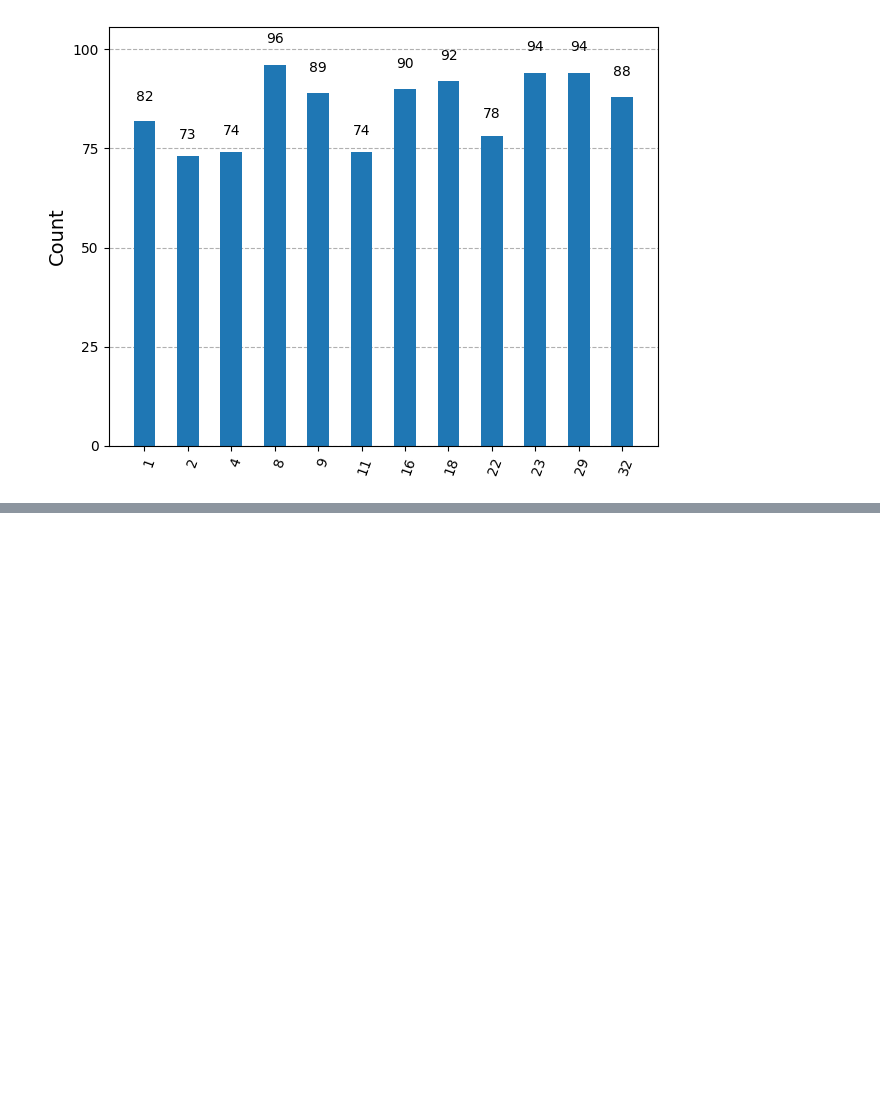
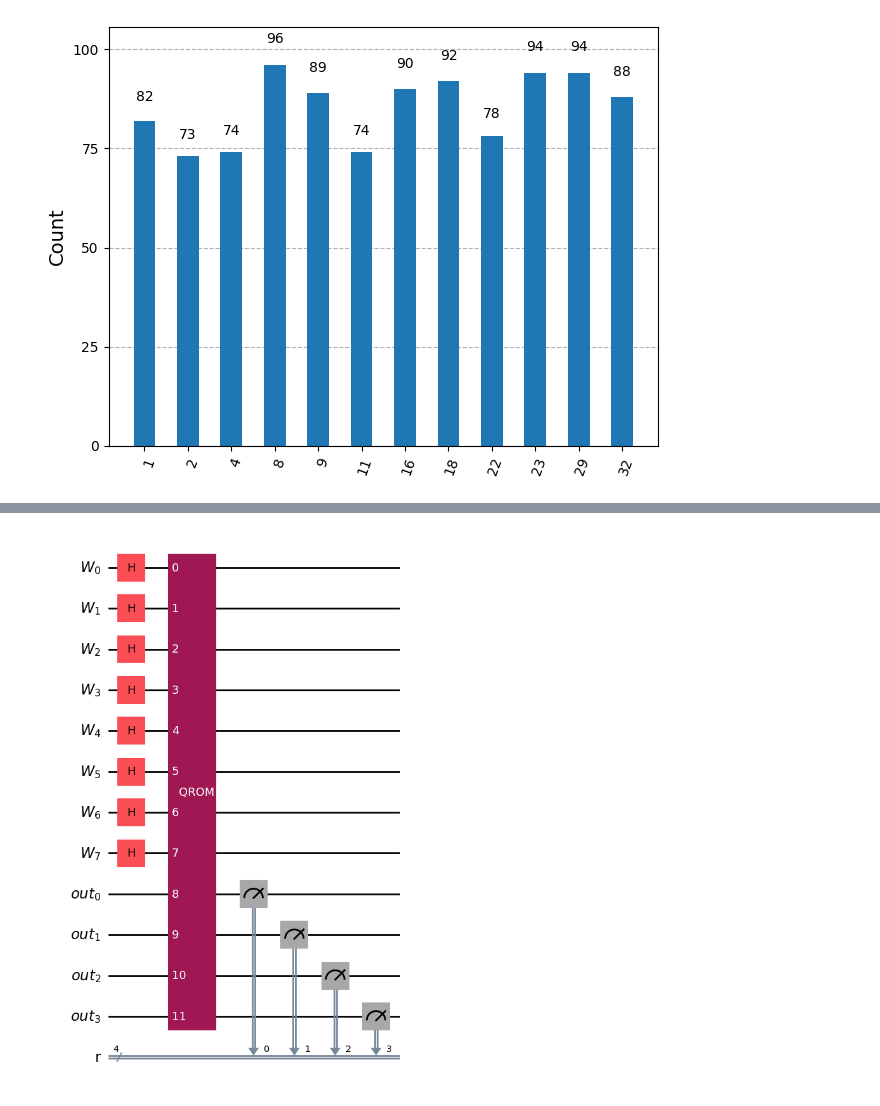
Before and after one commit to Flirm/quantum-circuits-implementation, a Jupyter notebook: implementations/windowed_arithmetic/notebooks/table_lookup.ipynb, the cells around one changed output, grey strips where cells are left out. Cells and saved outputs as stored; diff of their text form; code cells hidden in the pictures; blank space fills up the shorter version.

Commit message:
tests qrom

```diff
--- a/implementations/windowed_arithmetic/notebooks/table_lookup.ipynb
+++ b/implementations/windowed_arithmetic/notebooks/table_lookup.ipynb
@@ -33,7 +33,7 @@ print(generate_control_strings(6))
 # %% [output]
 ['000', '001', '010', '011', '100', '101']
 # %%
-def xor_data_gates(l: list[str], size: int) -> list[Gate]:
+def xor_data_gates(l: list[str], size: int) -> list[QuantumCircuit]:
     """
     create a list of gates wich cnots the data in list to qubits
     """
@@ -2342,0 +2352,7 @@ plot_histogram(counts)
+# %%
+N = 15
+n = int(log2(N)) + 1
+tabela_ints = calculate_exp_table(2*n, 2, N)
+
+qrom15opt = compute_lookup_table(2*n, n, tabela_ints,optimization=0)
+qrom15opt.draw("mpl")
@@ -2342,0 +2361,11 @@ plot_histogram(counts)
+# %%
+reg1 = QuantumRegister(2*n, "W")
+reg3 = QuantumRegister(n, "out")
+reg4 = ClassicalRegister(n, "r")
+qc = QuantumCircuit(reg1,reg3, reg4)
+qc.h(reg1)
+qc.append(qrom15opt, reg1[:] + reg3[:])
+qc.measure(reg3, reg4)
+qc.draw("mpl")
+# %% [output]
+[figure, added]
```
Also changed, not shown: parts of 3 cells of this notebook.
